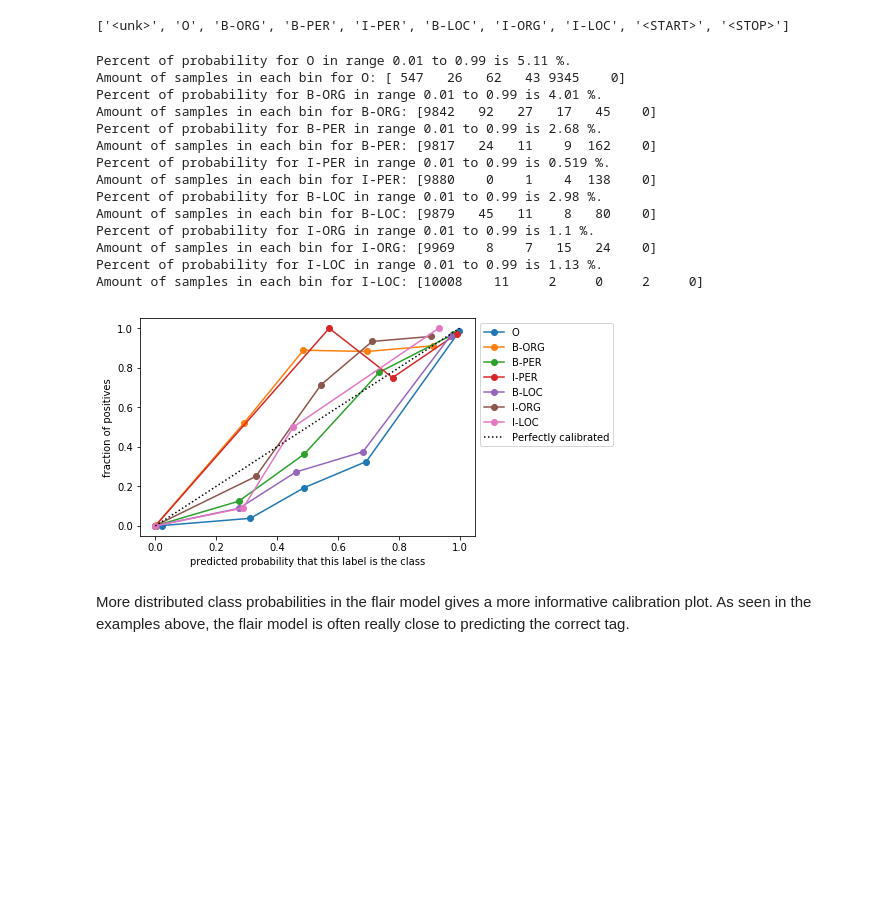
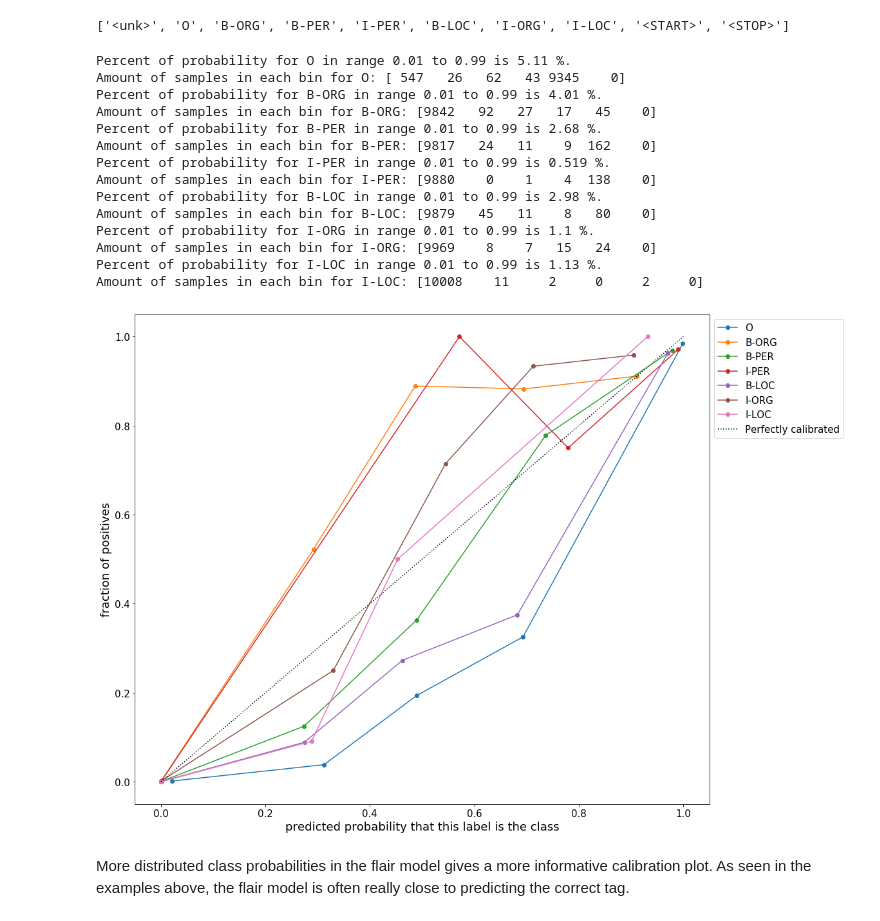
Before and after one commit to jorgeta/ner, a Jupyter notebook: notebooks/evaluation_with_probabilities.ipynb, the cells around one changed output. Saved outputs shown, nothing was run; the diff lists cells and outputs as text; code cells hidden in the pictures; blank space fills up the shorter version.

```diff
--- a/notebooks/evaluation_with_probabilities.ipynb
+++ b/notebooks/evaluation_with_probabilities.ipynb
@@ -761,42 +879,46 @@ print(flair_labels)
 ['<unk>', 'O', 'B-ORG', 'B-PER', 'I-PER', 'B-LOC', 'I-ORG', 'I-LOC', '<START>', '<STOP>']
 # %%
 n_bins = 5
+plt.figure(figsize=(16,14))
 for label_for_calibration in flair_labels:
     if label_for_calibration=='<unk>' or label_for_calibration=='<START>' or label_for_calibration=='<STOP>':
         continue
     index = flair_labels.index(label_for_calibration)
     probs = flair_output_probabilities[:,index]
     counter = 0
     for val in probs:
         if val > 0.01 and val < 0.99:
             counter += 1
     print(f'Percent of probability for {label_for_calibration}',
           'in range 0.01 to 0.99 is {:0.3} %.'.format(100*counter/len(probs)))
     true_bin = [int(tok==label_for_calibration) for tok in categories_flattened]
     prob_true, prob_pred = calibration_curve(true_bin, probs, n_bins=n_bins)
     print(f'Amount of samples in each bin for {label_for_calibration}:', bin_total(true_bin, probs, n_bins=n_bins))
     plt.plot(prob_pred, prob_true, label=label_for_calibration, marker='o')
 plt.plot([0, 1], [0, 1], "k:", label="Perfectly calibrated")
-plt.legend(bbox_to_anchor=(1, 1), loc='upper left')
-plt.ylabel('fraction of positives')
-plt.xlabel('predicted probability that this label is the class')
+plt.legend(bbox_to_anchor=(1, 1), loc='upper left', fontsize=15)
+plt.ylabel('fraction of positives', fontsize=18)
+plt.xlabel('predicted probability that this label is the class', fontsize=18)
+plt.xticks(fontsize=15)
+plt.yticks(fontsize=15)
+plt.savefig('flair_cal.png', bbox_inches='tight')
 plt.show()
 # %% [output]
 Percent of probability for O in range 0.01 to 0.99 is 5.11 %.
 Amount of samples in each bin for O: [ 547   26   62   43 9345    0]
 Percent of probability for B-ORG in range 0.01 to 0.99 is 4.01 %.
 Amount of samples in each bin for B-ORG: [9842   92   27   17   45    0]
 Percent of probability for B-PER in range 0.01 to 0.99 is 2.68 %.
 Amount of samples in each bin for B-PER: [9817   24   11    9  162    0]
 Percent of probability for I-PER in range 0.01 to 0.99 is 0.519 %.
 Amount of samples in each bin for I-PER: [9880    0    1    4  138    0]
 Percent of probability for B-LOC in range 0.01 to 0.99 is 2.98 %.
 Amount of samples in each bin for B-LOC: [9879   45   11    8   80    0]
 Percent of probability for I-ORG in range 0.01 to 0.99 is 1.1 %.
 Amount of samples in each bin for I-ORG: [9969    8    7   15   24    0]
 Percent of probability for I-LOC in range 0.01 to 0.99 is 1.13 %.
 Amount of samples in each bin for I-LOC: [10008    11     2     0     2     0]
-[figure, old version]
+[figure, new version]
 # %% [markdown]
 More distributed class probabilities in the flair model gives a more informative calibration plot. As seen in the examples above, the flair model is often really close to predicting the correct tag.
 # %% [markdown]
```
Also changed, not shown: parts of 24 cells of this notebook.
